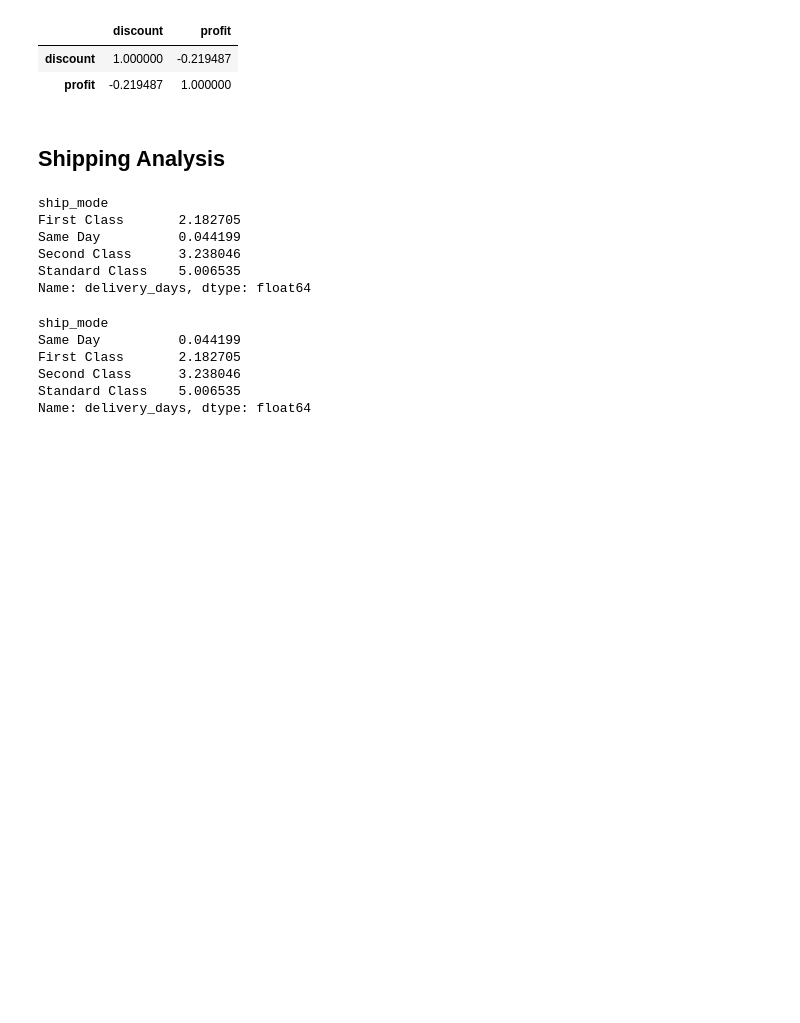
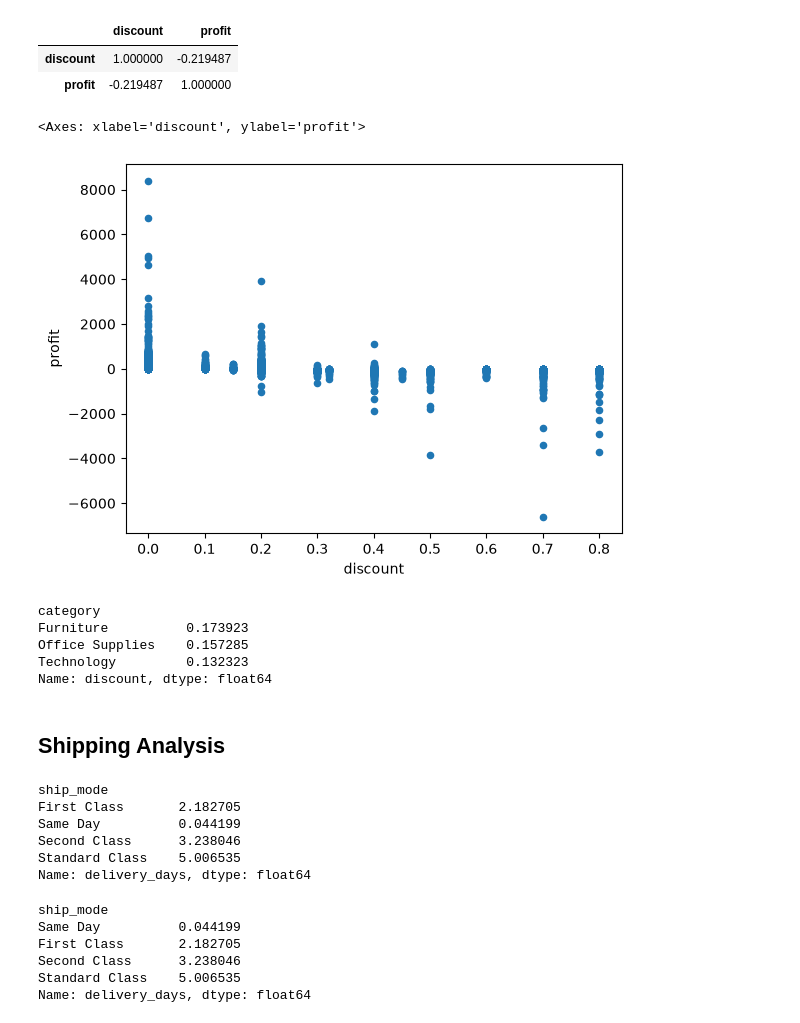
Before and after one commit to Yashoda07/retail-analytics-and-insights-platform, a Jupyter notebook: python_notebooks/03_EDA_Exploratory_Data_Analytics.ipynb, the cells around one changed output. Drawn from its saved outputs; the diff is of its cells as text; code cells hidden in the pictures; blank space fills up the shorter version.

```diff
--- a/python_notebooks/03_EDA_Exploratory_Data_Analytics.ipynb
+++ b/python_notebooks/03_EDA_Exploratory_Data_Analytics.ipynb
@@ -225,6 +318,21 @@ df[["discount", "profit"]].corr()
 |  | discount | profit |
 | discount | 1.000000 | -0.219487 |
 | profit | -0.219487 | 1.000000 |
+# %%
+# relationship between discount and profit
+df.plot(x="discount", y="profit", kind="scatter")
+# %% [output]
+<Axes: xlabel='discount', ylabel='profit'>
+[figure, added]
+# %%
+# categories receiving highest discounts
+df.groupby("category")["discount"].mean().sort_values(ascending=False)
+# %% [output]
+category
+Furniture          0.173923
+Office Supplies    0.157285
+Technology         0.132323
+Name: discount, dtype: float64
 # %% [markdown]
 ## Shipping Analysis
 # %%
```
Also changed, not shown: parts of 13 cells of this notebook, 3 other files.
